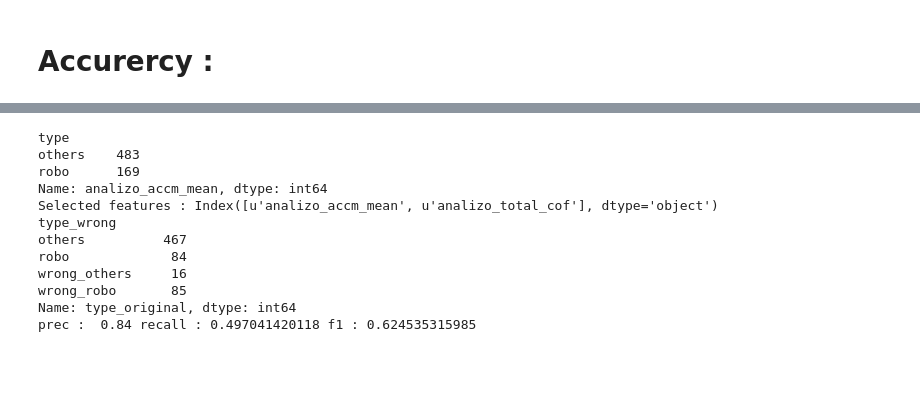
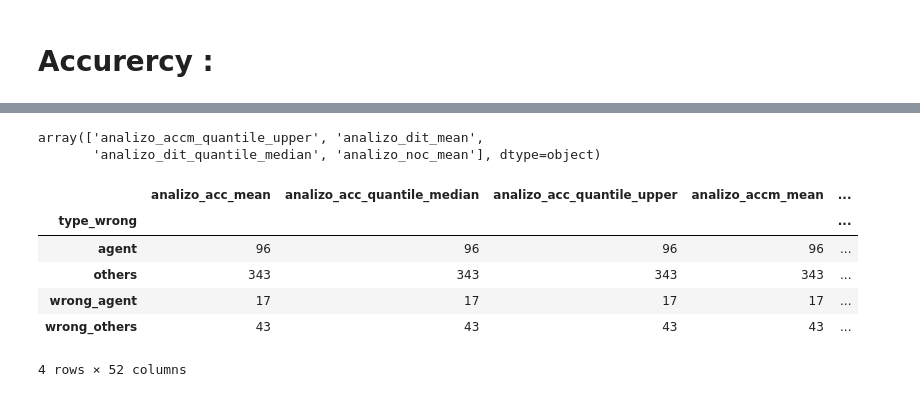
Before and after one commit to alonzanbar/robocup_analysis, a Jupyter notebook: code_analysis-machine-learning.ipynb, the cells around one changed output, grey strips where cells are left out. Saved outputs shown, nothing was run; the diff lists cells and outputs as text; code cells hidden in the pictures; blank space fills up the shorter version.

```diff
--- a/code_analysis-machine-learning.ipynb
+++ b/code_analysis-machine-learning.ipynb
@@ -142,15 +118,0 @@ prec :  1.0 recall : 0.1 f1 : 0.181818181818
-# %%
-df_accurarcy, selected_features = classify_one_vs_many(df_merged[['type','type_original','analizo_accm_mean','analizo_total_cof']],'robo')
-# %% [output]
-type
-others    483
-robo      169
-Name: analizo_accm_mean, dtype: int64
-Selected features : Index([u'analizo_accm_mean', u'analizo_total_cof'], dtype='object')
-type_wrong
-others          467
-robo             84
-wrong_others     16
-wrong_robo       85
-Name: type_original, dtype: int64
-prec :  0.84 recall : 0.497041420118 f1 : 0.624535315985
@@ -160,0 +119,15 @@ pickle.dump(model,open('dump','w'))
+# %%
+selected_features
+# %% [output]
+array(['analizo_accm_quantile_upper', 'analizo_dit_mean',
+       'analizo_dit_quantile_median', 'analizo_noc_mean'], dtype=object)
+# %%
+df_accurarcy.groupby('type_wrong').count()
+# %% [output]
+|  | analizo_acc_mean | analizo_acc_quantile_median | analizo_acc_quantile_upper | analizo_accm_mean | ... |
+| type_wrong |  |  |  |  | ... |
+| agent | 96 | 96 | 96 | 96 | ... |
+| others | 343 | 343 | 343 | 343 | ... |
+| wrong_agent | 17 | 17 | 17 | 17 | ... |
+| wrong_others | 43 | 43 | 43 | 43 | ... |
+4 rows × 52 columns
```
Also changed, not shown: parts of 26 cells of this notebook, 50 other files.
